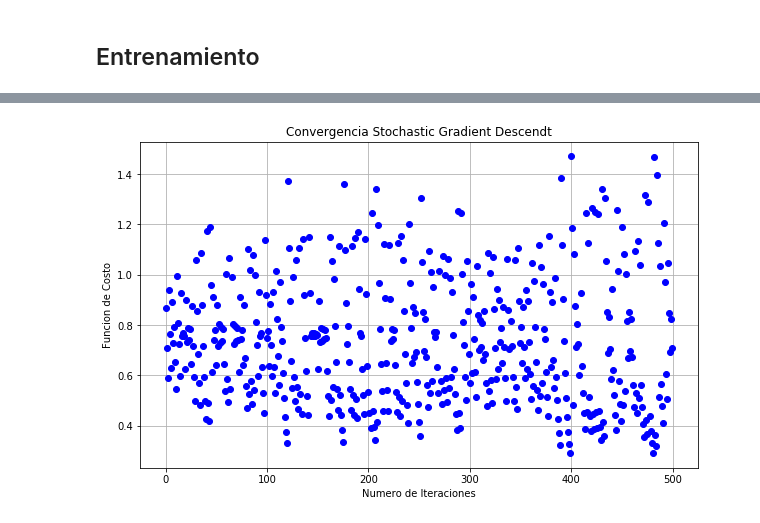
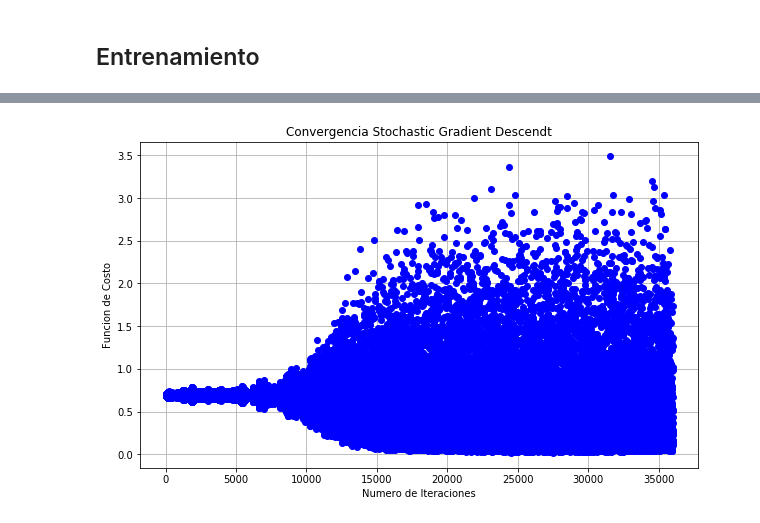
Before and after one commit to davidGCR/UCSP-Sistemas-Inteligentes-Tareas, a Jupyter notebook: Tarea3-Redes-Neuronales/Tarea-3-Solucion.ipynb, the cells around one changed output, grey strips where cells are left out. Saved outputs shown, nothing was run; the diff lists cells and outputs as text; code cells hidden in the pictures.

```diff
--- a/Tarea3-Redes-Neuronales/Tarea-3-Solucion.ipynb
+++ b/Tarea3-Redes-Neuronales/Tarea-3-Solucion.ipynb
@@ -346,0 +334,4 @@ ejemplos test (labels):  (1, 5000)
+# %%
+from sklearn.linear_model import SGDClassifier
+clf = SGDClassifier(alpha=0.001,loss='log', random_state=1, n_iter=15)
+clf.fit(X_train, y_train)
@@ -364,7 +386,7 @@ def layer_sizes(X, Y, n_h):
 
     return (n_x, n_h, n_y)
 # %%
-(n_x, n_h, n_y) = layer_sizes(X_train, y_train, n_h)
+(n_x, n_h, n_y) = layer_sizes(X_train, y_train, 4)
 print("Tamaño de capa de entrada: n_x = " + str(n_x))
 print("Tamaño de capa  oculta: n_h = " + str(n_h))
 print("Tamaño de capa de salida: n_y = " + str(n_y))
@@ -443,8 +465,8 @@ def s_forward_propagation(X, parameters):
     b2 = parameters["b2"]
 
     Z1 = np.dot(W1,X)+b1
-    A1 = sigmoid(Z1)
-#     A1 = np.tanh(Z1)
+#     A1 = sigmoid(Z1)
+    A1 = np.tanh(Z1)
     Z2 = np.dot(W2,A1)+b2
     A2 = sigmoid(Z2)
 
@@ -648,5 +792,5 @@ def plotConvergence(jvec,iterations):
 # %%
-costos, parameters = nn_modelo(X_train, y_train, 4, num_iterations=4500,
-                               print_cost=True,learning_rate=0.5)
+costos, parameters = nn_modelo(X_train, y_train, 4, num_iterations=1,
+                               print_cost=True,learning_rate=0.01)
 # %% [output]
 (n_x, n_h, n_y): 50 4 1
@@ -680,11 +802,11 @@ i 15725
 # %%
 # costos
 len(costos)
-# plotConvergence(costos,len(costos))
+plotConvergence(costos,len(costos))
 length = 500
-plotConvergence(costos[len(costos)-length:len(costos)],length)
+# plotConvergence(costos[len(costos)-length:len(costos)],length)
 # %% [output]
-[figure, old version]
+[figure, new version]
 # %%
 predictions = s_predict(parameters, X_test)
 accuracy = float((np.dot(y_test,predictions.T) + np.dot(1-y_test,1-predictions.T))/float(y_test.size)*100)
```
Also changed, not shown: parts of 20 cells of this notebook.
